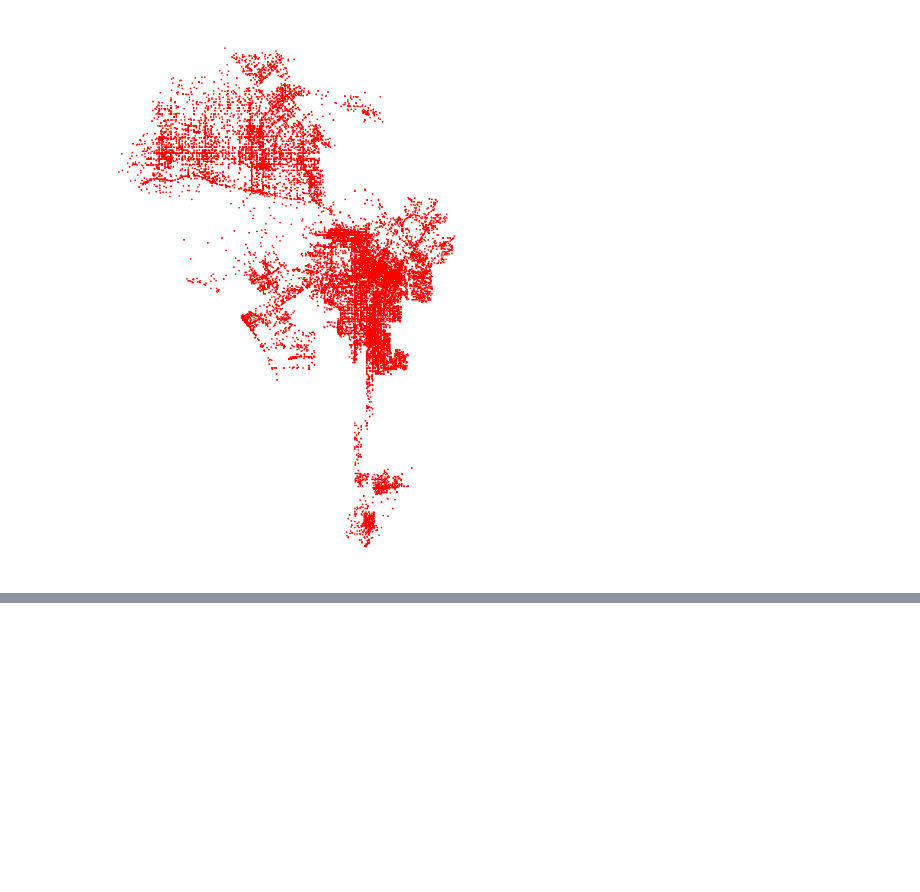
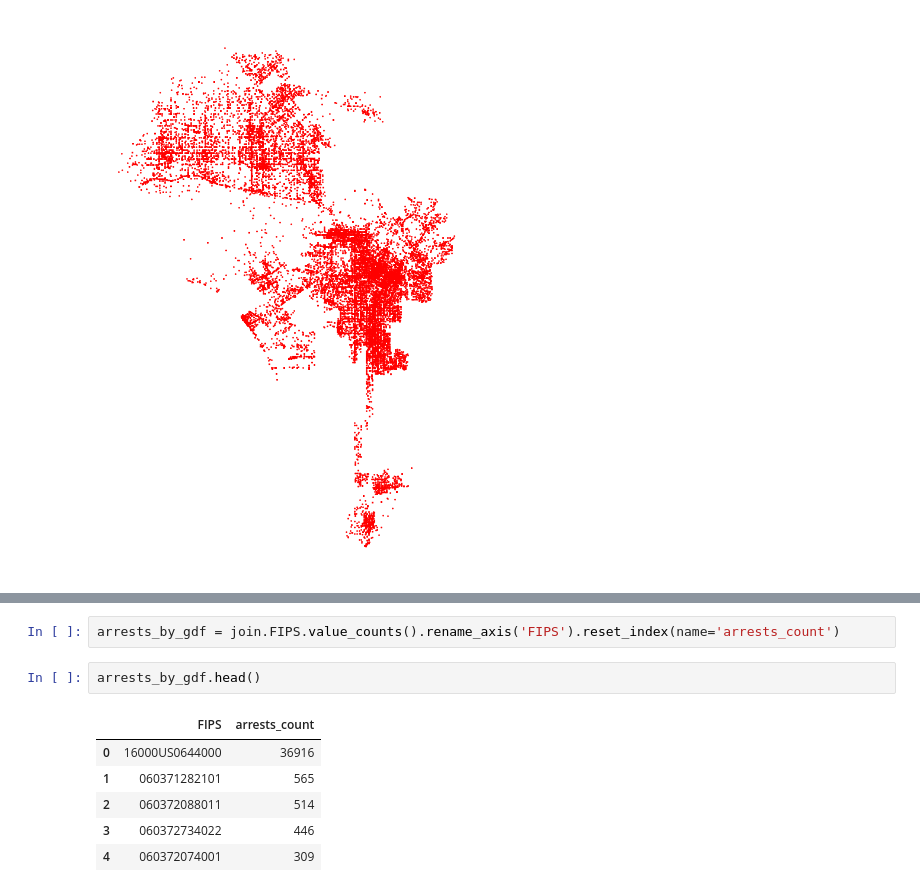
Before and after one commit to babakbadakhshan/Los-Angeles-arrest, a Jupyter notebook: SpatialAutocorrelation.ipynb, the cells around one changed output, grey strips where cells are left out. Saved outputs shown, nothing was run; the diff lists cells and outputs as text; blank space fills up the shorter version.

```diff
--- a/SpatialAutocorrelation.ipynb
+++ b/SpatialAutocorrelation.ipynb
@@ -181,0 +181,11 @@ join.head()
+# %%
+arrests_by_gdf = join.FIPS.value_counts().rename_axis('FIPS').reset_index(name='arrests_count')
+# %%
+arrests_by_gdf.head()
+# %% [output]
+|  | FIPS | arrests_count |
+| 0 | 16000US0644000 | 36916 |
+| 1 | 060371282101 | 565 |
+| 2 | 060372088011 | 514 |
+| 3 | 060372734022 | 446 |
+| 4 | 060372074001 | 309 |
```
Also changed, not shown: parts of 6 cells of this notebook.
